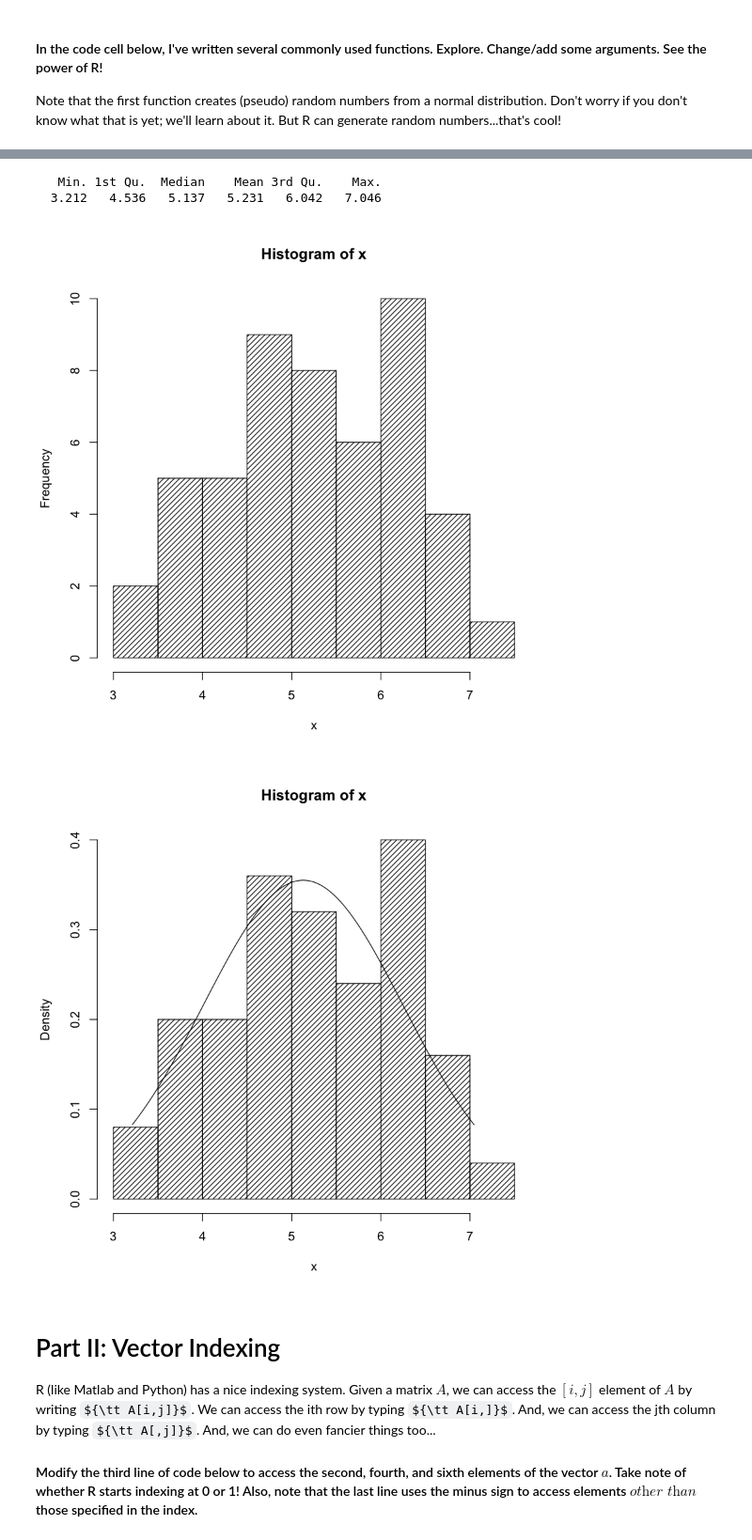
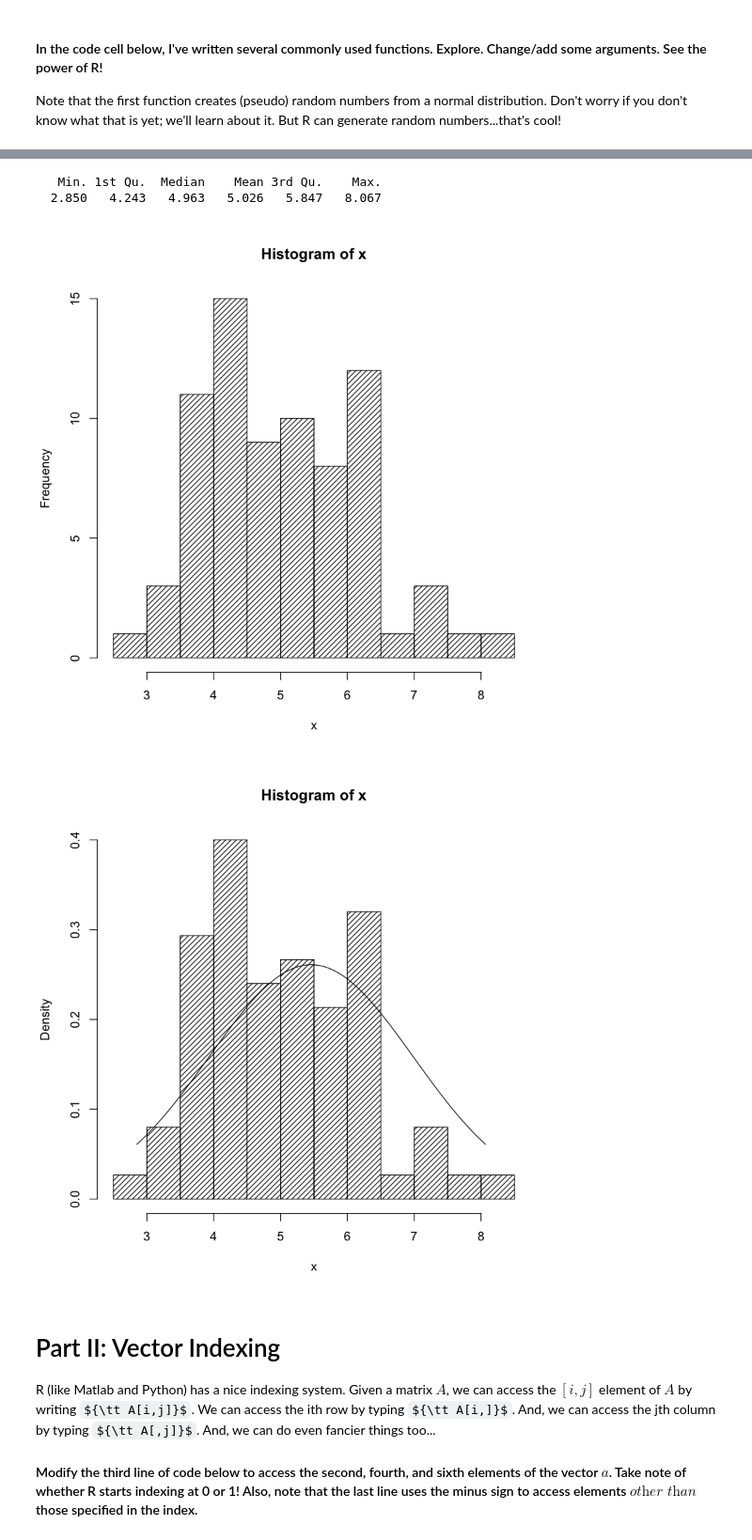
Before and after one commit to dskrenta/appm-4570, a Jupyter notebook: week1/Introduction to Jupyter and R.ipynb, the cells around one changed output, grey strips where cells are left out. Shown: that part at 94% size. Cells and saved outputs as stored; diff of their text form; code cells hidden in the pictures; some formulas as TeX source.

```diff
--- a/week1/Introduction to Jupyter and R.ipynb
+++ b/week1/Introduction to Jupyter and R.ipynb
@@ -86,7 +86,7 @@ f2 = factor(c("a",7,"blue", "blue"))
 
 Note that the first function creates (pseudo) random numbers from a normal distribution. Don't worry if you don't know what that is yet; we'll learn about it. But R can generate random numbers...that's cool!
 # %%
-x <- rnorm(50, mean=5, sd=1) #generates 50 random numbers from a gaussian with mean 5 and sd 1. Don't worry...you'll know what this means soon!
+x <- rnorm(75, mean=5, sd=1) #generates 50 random numbers from a gaussian with mean 5 and sd 1. Don't worry...you'll know what this means soon!
 hist(x, density = 20)
 length(x) #return the length of x
 sum(x) #sum the numbers in x
@@ -118,7 +121,7 @@ curve(dnorm(x,mean = mean(x),sd = sd(x)),from = min(x), to = max(x), add = TRUE)
    Min. 1st Qu.  Median    Mean 3rd Qu.    Max.
-  3.212   4.536   5.137   5.231   6.042   7.046
+  2.850   4.243   4.963   5.026   5.847   8.067
-[figure, old version]
+[figure, new version]
-[figure, old version]
+[figure, new version]
 # %% [markdown]
 # Part II: Vector Indexing
 
```
Also changed, not shown: parts of 5 cells of this notebook.
